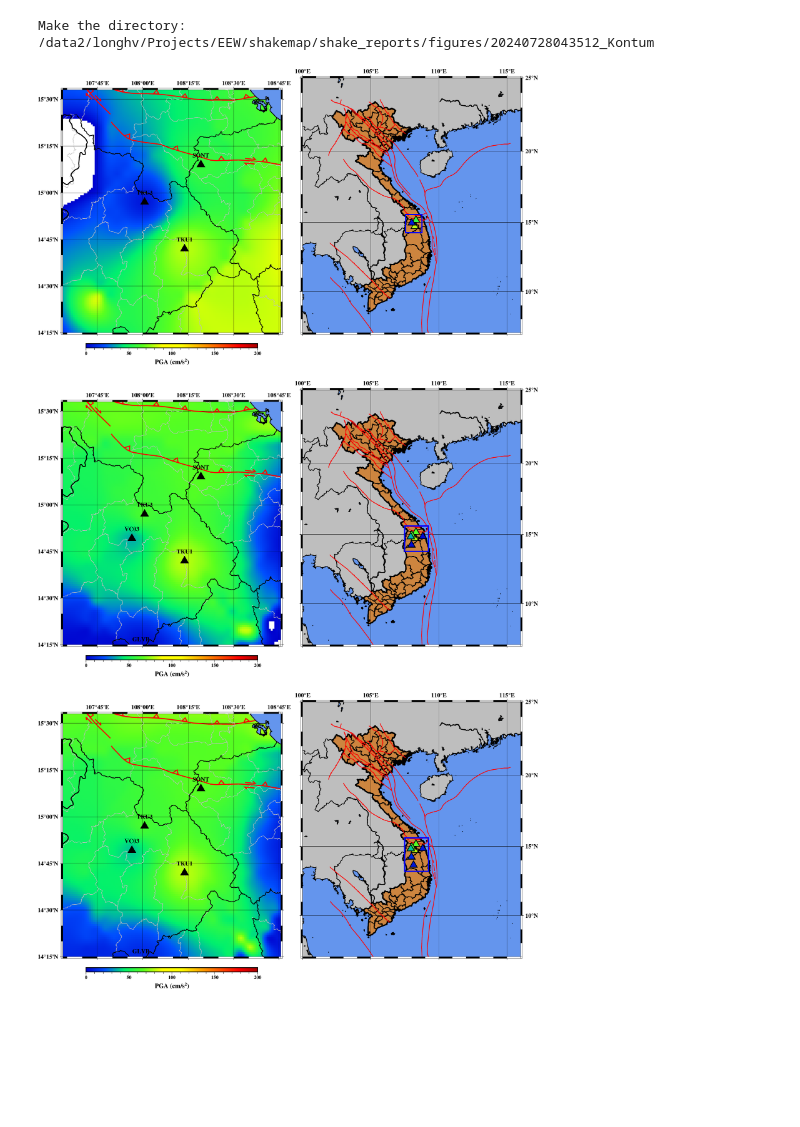
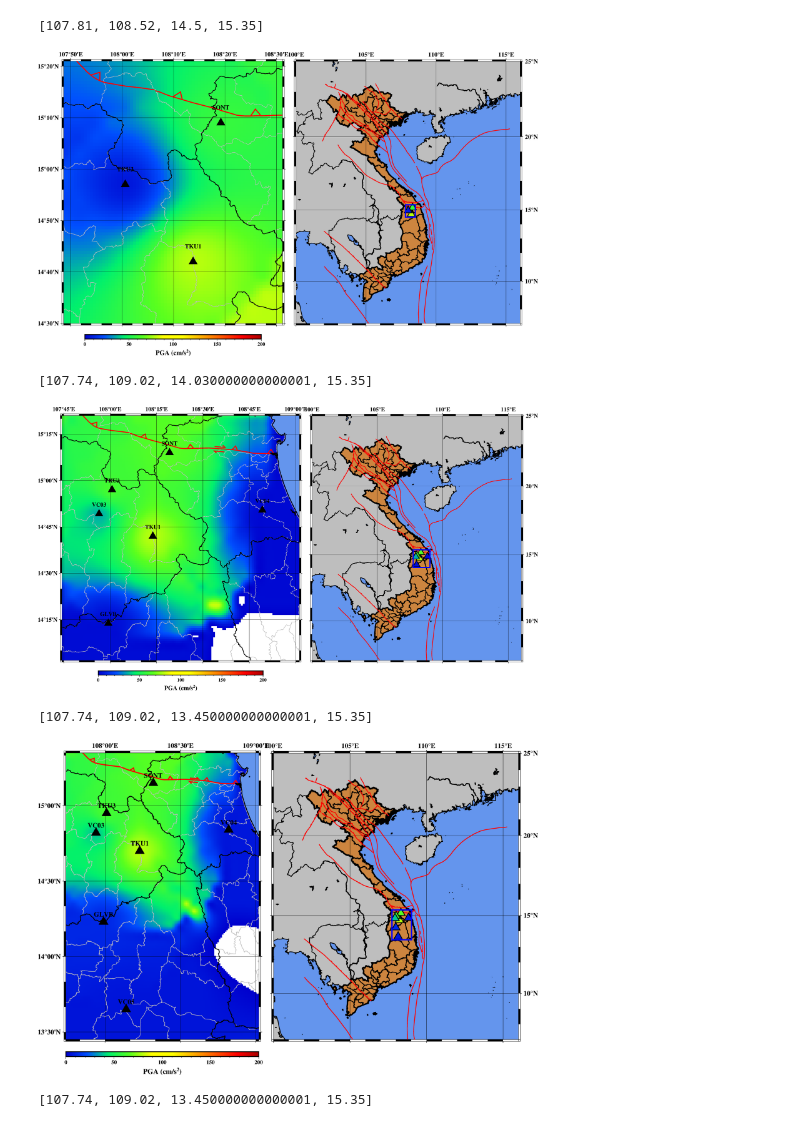
Before and after one commit to havinhlong1988/VNEEW_shakemap, a Jupyter notebook: Plot_shakemap.ipynb, the cells around one changed output. Drawn from its saved outputs; the diff is of its cells as text; code cells hidden in the pictures; blank space fills up the shorter version.

Commit message:
Add files via upload
Fix the error of plot region detection, fill the background of station text

```diff
--- a/Plot_shakemap.ipynb
+++ b/Plot_shakemap.ipynb
@@ -24,26 +24,31 @@ for file in files:
 
     cross_file=os.path.join(indir,time+"_acc.txt")
     if not os.path.isfile(cross_file):
+        print(cross_file," does not exist!")
         continue
+
     sdata=pd.read_csv(file,delim_whitespace=True,names=['name','long','lat','PGA','idx'])
     data=pd.read_csv(cross_file,delim_whitespace=True,names=['long','lat','PGA','idx'])
+
     sdata['sname'] = sdata['name'].str.split(".").str[0]
     # get the 1st indexes values
-    data_use = data[data['idx']==data['idx'].min()]
-    sdata_use = sdata[sdata['idx']==data['idx'].min()]
+    sdata_use = sdata[sdata['idx']==sdata['idx'].min()]
+    data_use = data[data['idx']==sdata['idx'].min()]
 
     data_use.reset_index(drop=True,inplace=True)
     sdata_use.reset_index(drop=True,inplace=True)
 
     #
-    longmin=data_use['long'].min()-0.2
-    longmax=data_use['long'].max()+0.2
-    latmin=data_use['lat'].min()-0.2
-    latmax=data_use['lat'].max()+0.2
+    longmin=np.round(sdata_use['long'].min(),2)-0.2
+    longmax=np.round(sdata_use['long'].max(),2)+0.2
+    latmin=np.round(sdata_use['lat'].min(),2)-0.2
+    latmax=np.round(sdata_use['lat'].max(),2)+0.2
     #
     region=[longmin, longmax, latmin, latmax]
+    print(region)
     pgagrd = pygmt.surface(x=data_use.long, y=data_use.lat, z=data_use.PGA,
-                            region=region, spacing='0.01/0.01')
+                           nodata=0,
+                           region=region, spacing='0.01/0.01')
     fig = pygmt.Figure()
 # Config the figure
     pygmt.config(FONT_LABEL="13p,Times-Bold,black")
@@ -54,9 +59,10 @@ for file in files:
     pygmt.makecpt(cmap="seis", series=[0,200,1],reverse=True,continuous=True)
     fig.grdimage(grid=pgagrd,
 #              shading=shade,
-                 projection="M5i",
+                 region=region,
+                 projection=f"X{((longmax-longmin)*5.85/(latmax-latmin))}i/5.85i",
                  cmap=True,
-                 frame=["agf","NsWe"],
+                 # frame=["agf","NsWe"],
                  no_clip=False
                 )
     fig.plot(data="inc/RanhgioiHuyen.txt",pen="0.5p,gray")
@@ -68,39 +74,43 @@ for file in files:
     fig.coast(
           # region=region,
           # projection='M5i',
+            frame=["agf","NsWe"],
           shorelines="1.p,black",
           water="cornflowerblue",
           borders=["1/1.5p,black","2/1.5p,black","3/1.5p,black"],
              )
     fig.plot(x=sdata_use.long,y=sdata_use.lat,style="t0.2i",
              pen="1.0p,black",fill="black")
 
 
-    fig.text(x=sdata_use.long,y=sdata_use.lat+0.05,text=sdata_use.sname)
+    fig.text(x=sdata_use.long,y=sdata_use.lat+0.05,text=sdata_use.sname,fill="white")
     fig.colorbar(position="JBC+o0i/0.25i+w10c/0.25c",frame="x+lPGA (cm/s@+2@+)")
-    fig.shift_origin(xshift="5.5i")
+    fig.shift_origin(xshift=f"{((longmax-longmin)*5.85/(latmax-latmin))+0.3}i")
     fig.coast(region=[100,116,7,25],
-          # projection='M5i',
+          projection='M5i',
           land="gray",
           shorelines="1.p,black",
           water="cornflowerblue",
           dcw="VN+gperu+p2p",
           frame=["agf","NswE"],
           borders=["1/1.0p,black","2/1.0p,black","3/1.0p,black"])
     # fig.plot(data="inc/RanhgioiHuyen.txt",pen="0.5p,gray,.")
     fig.plot(data="inc/RanhgioiTinh.txt",pen="1.0p,black")
 
     fig.plot(data="inc/fault_lv1.txt",pen="1.0p,red")
     fig.plot(data="inc/fault_lv2_use.txt",pen="1.0p,red")
     fig.plot(x=sdata_use.long,y=sdata_use.lat,style="t0.2i",
              pen="1.0p,black",fill=sdata_use.PGA,cmap=True)
 
     fig.plot(x=[longmin,longmax,longmax,longmin,longmin],y=[latmin,latmin,latmax,latmax,latmin],pen="2.0p,blue")
 
     fig.savefig(f"{outfigdir}/{time}_{data['idx'].min()}.png",dpi=300)
     fig.show()
 # %% [output]
-Make the directory:  /data2/longhv/Projects/EEW/shakemap/shake_reports/figures/20240728043512_Kontum
+[107.81, 108.52, 14.5, 15.35]
-[figure, old version]
+[figure, new version]
+[107.74, 109.02, 14.030000000000001, 15.35]
-[figure, old version]
+[figure, new version]
+[107.74, 109.02, 13.450000000000001, 15.35]
-[figure, old version]
+[figure, new version]
+[107.74, 109.02, 13.450000000000001, 15.35]
```
Also changed, not shown: parts of 2 cells of this notebook, 4 other files.
